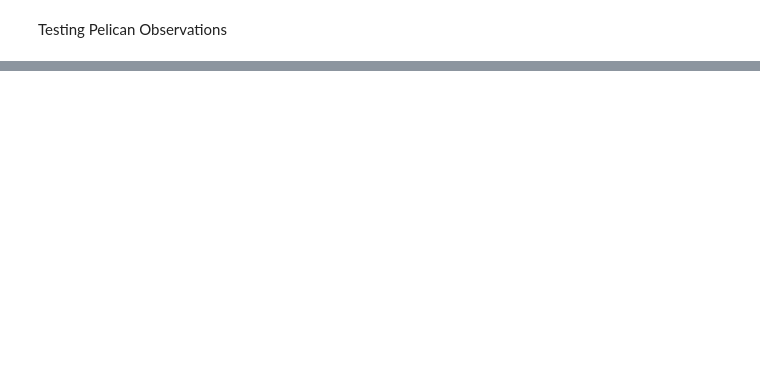
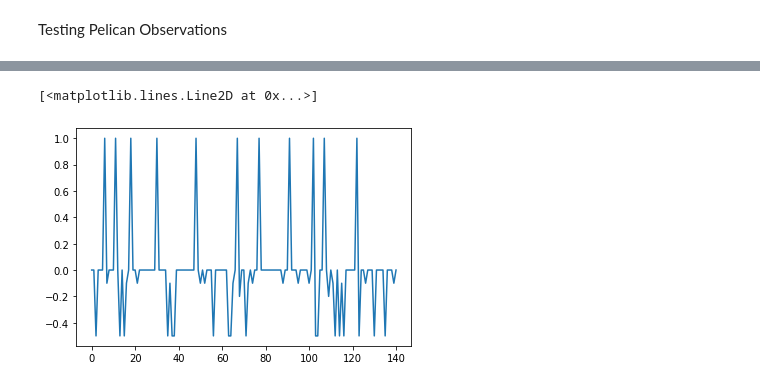
Before and after one commit to oruburos/plark_ai_public, a Jupyter notebook: Components/agent-training/agent_training/TestPelicanObservations.ipynb, the cells around one changed output, grey strips where cells are left out. Drawn from its saved outputs; the diff is of its cells as text; code cells hidden in the pictures; blank space fills up the shorter version.

```diff
--- a/Components/agent-training/agent_training/TestPelicanObservations.ipynb
+++ b/Components/agent-training/agent_training/TestPelicanObservations.ipynb
@@ -108,0 +162,6 @@ model.learn(200)
+# %%
+import matplotlib.pyplot as plt
+plt.plot(range(len(r)), r)
+# %% [output]
+[<matplotlib.lines.Line2D at 0x...>]
+[figure, added]
```
Also changed, not shown: parts of 13 cells of this notebook, 9 other files.
